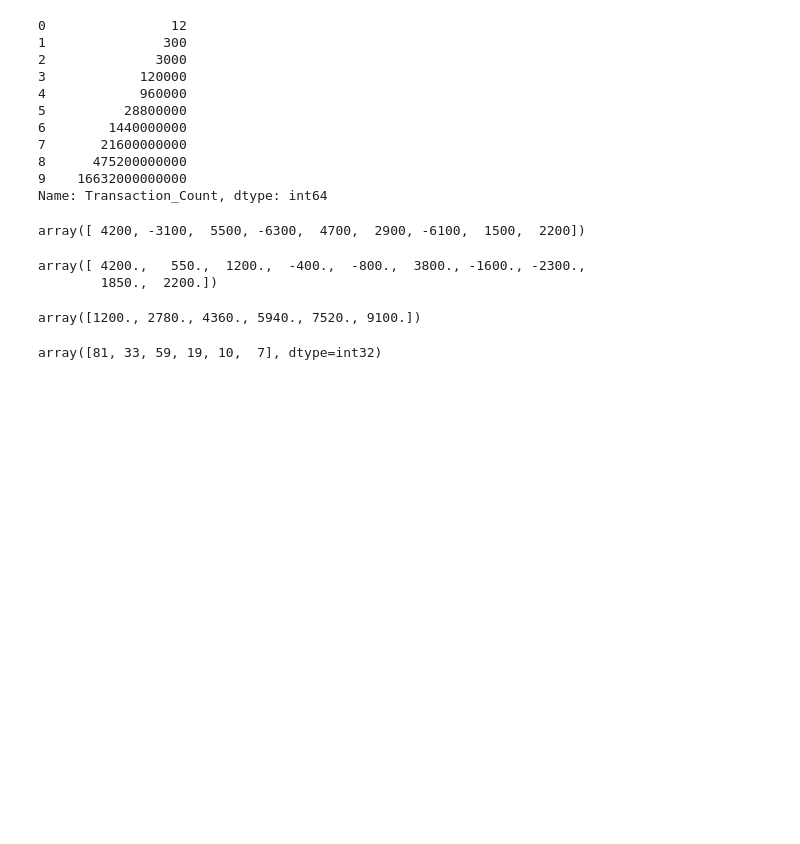
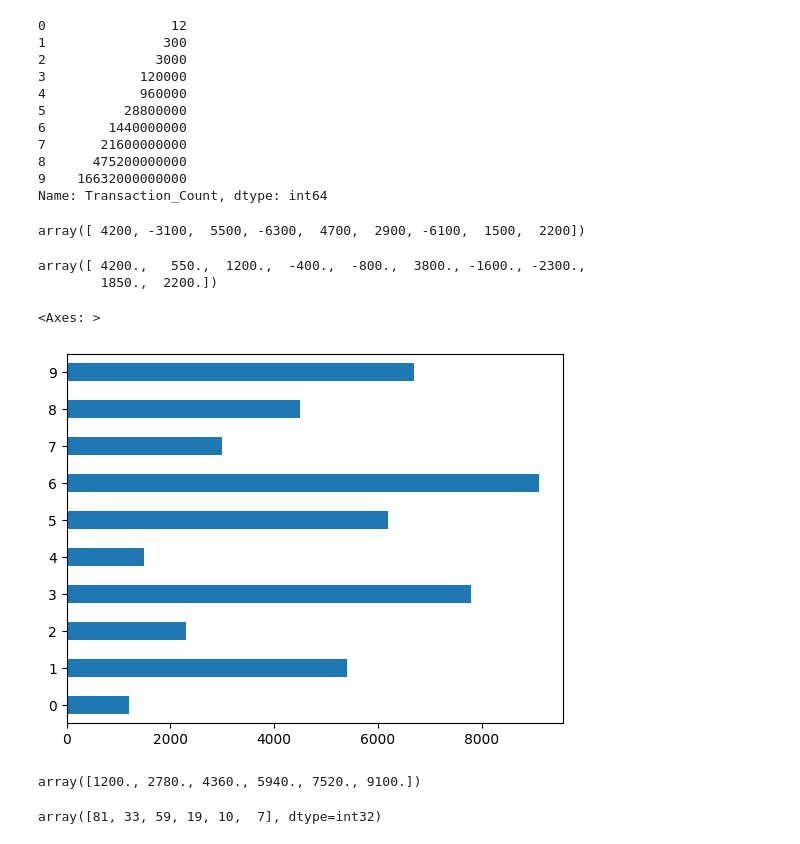
Before and after one commit to HariDinesh5481/Data-Science, a Jupyter notebook: Python/numpy_assign.ipynb, the cells around one changed output. Saved outputs shown, nothing was run; the diff lists cells and outputs as text; code cells hidden in the pictures; blank space fills up the shorter version.

```diff
--- a/Python/numpy_assign.ipynb
+++ b/Python/numpy_assign.ipynb
@@ -514,3 +508,8 @@ hist,bi_n=np.histogram(df['Account_Balance'],bins=5)
+# %%
+df['Account_Balance'].plot(kind='barh')
+# %% [output]
+<Axes: >
+[figure, added]
 # %%
 bi_n
 # %% [output]
```
Also changed, not shown: parts of 13 cells of this notebook, 1 other file.
